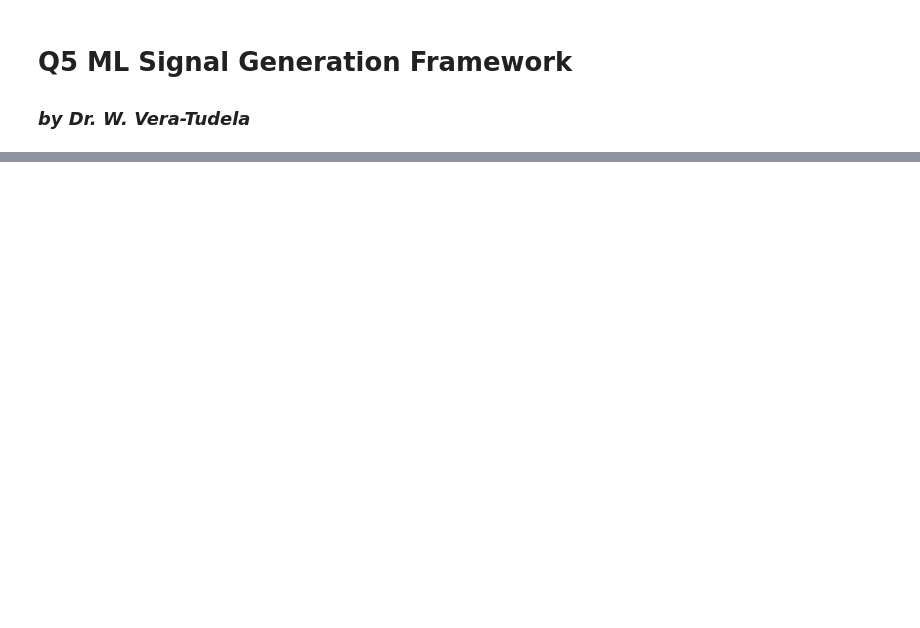
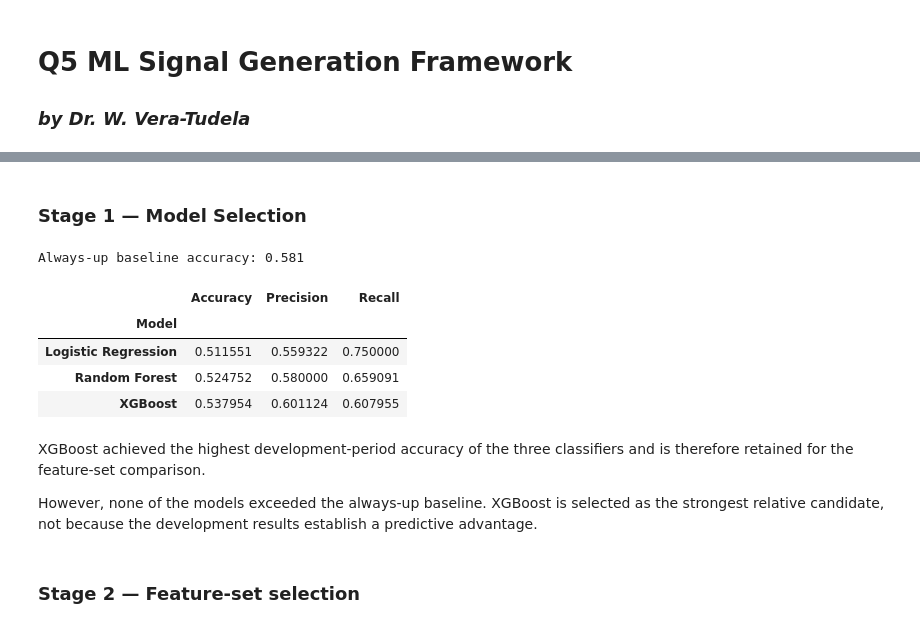
Before and after one commit to wveratudela/quant-research, a Jupyter notebook: Q5_ml_signal_generation/Q5_notebook.ipynb, the cells around one changed output, grey strips where cells are left out. Drawn from its saved outputs; the diff is of its cells as text; code cells hidden in the pictures; blank space fills up the shorter version.

```diff
--- a/Q5_ml_signal_generation/Q5_notebook.ipynb
+++ b/Q5_ml_signal_generation/Q5_notebook.ipynb
@@ -179,0 +267,59 @@ results_df = model_training(price_volu_cols, df_sampled)
+# %% [markdown]
+### Stage 1 — Model Selection
+# %%
+results_lr = model_training(
+    price_volume_cols,
+    df_development,
+    model="lr",
+)
+
+results_rf = model_training(
+    price_volume_cols,
+    df_development,
+    model="rf",
+)
+
+results_xgb = model_training(
+    price_volume_cols,
+    df_development,
+    model="xgb",
+)
+
+model_results = {
+    "Logistic Regression": results_lr,
+    "Random Forest": results_rf,
+    "XGBoost": results_xgb,
+}
+# %%
+rows = []
+
+for name, results in model_results.items():
+    y_true = results["actual"]
+    y_pred = results["prediction"]
+
+    rows.append({
+        "Model": name,
+        "Accuracy": accuracy_score(y_true, y_pred),
+        "Precision": precision_score(y_true, y_pred, zero_division=0),
+        "Recall": recall_score(y_true, y_pred, zero_division=0),
+    })
+
+model_comparison = pd.DataFrame(rows).set_index("Model")
+
+baseline_accuracy = results_lr["actual"].mean()
+
+print(f"Always-up baseline accuracy: {baseline_accuracy:.3f}")
+display(model_comparison)
+# %% [output]
+Always-up baseline accuracy: 0.581
+|  | Accuracy | Precision | Recall |
+| Model |  |  |  |
+| Logistic Regression | 0.511551 | 0.559322 | 0.750000 |
+| Random Forest | 0.524752 | 0.580000 | 0.659091 |
+| XGBoost | 0.537954 | 0.601124 | 0.607955 |
+# %% [markdown]
+XGBoost achieved the highest development-period accuracy of the three classifiers and is therefore retained for the feature-set comparison.
+
+However, none of the models exceeded the always-up baseline. XGBoost is selected as the strongest relative candidate, not because the development results establish a predictive advantage.
+# %% [markdown]
+### Stage 2 — Feature-set selection
```
Also changed, not shown: parts of 26 cells of this notebook, 23 other files.
